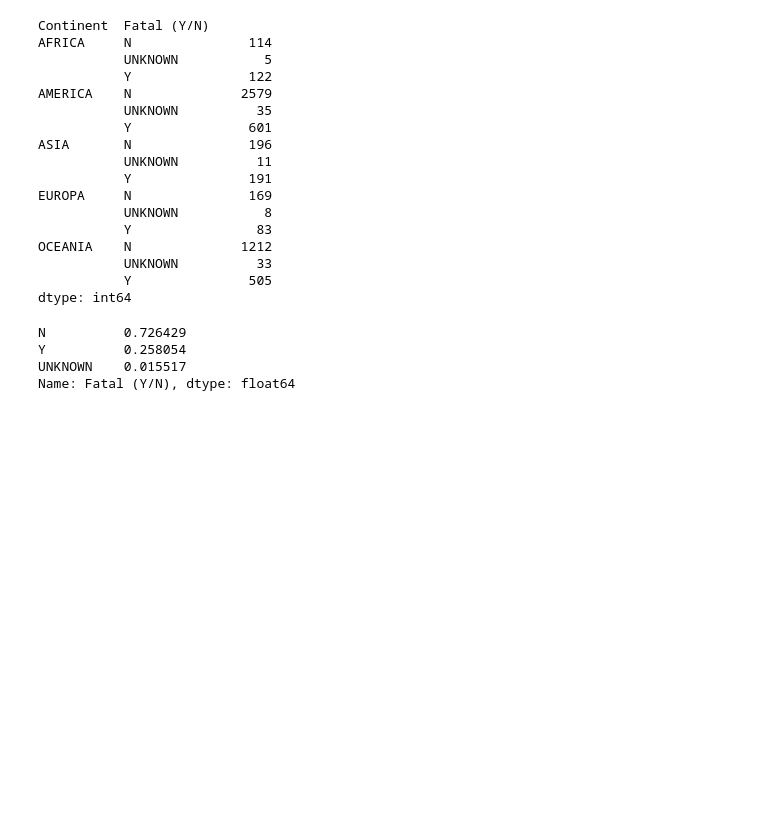
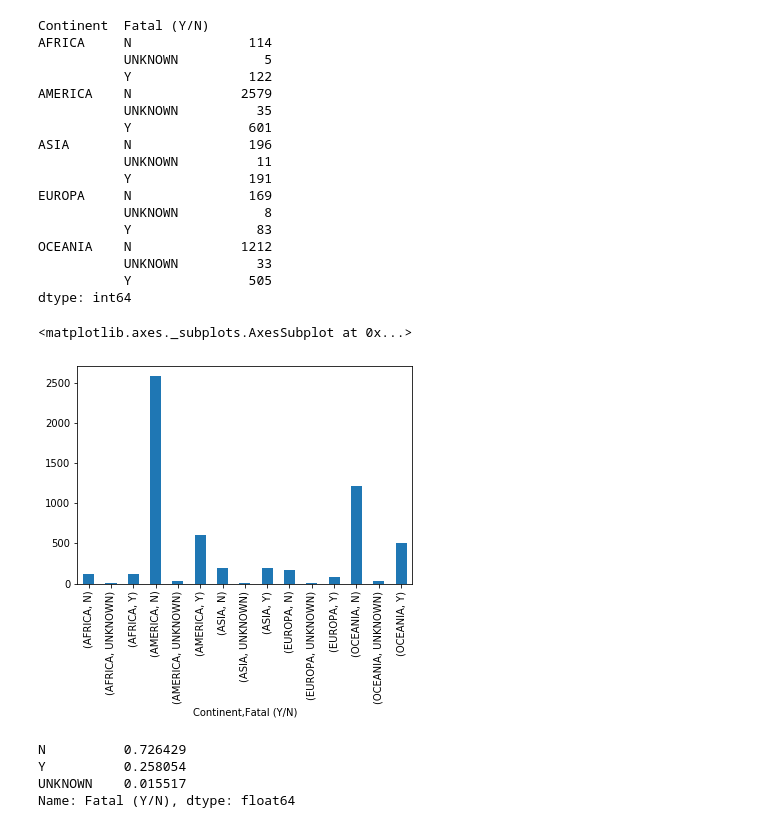
Before and after one commit to ricardoafsp/pandas-project-SharkAttack, a Jupyter notebook: sharkAttack.ipynb, the cells around one changed output. Cells and saved outputs as stored; diff of their text form; code cells hidden in the pictures; blank space fills up the shorter version.

```diff
--- a/sharkAttack.ipynb
+++ b/sharkAttack.ipynb
@@ -368,6 +375,11 @@ OCEANIA    N              1212
            UNKNOWN          33
            Y               505
 dtype: int64
+# %%
+result2.size().plot.bar()
+# %% [output]
+<matplotlib.axes._subplots.AxesSubplot at 0x...>
+[figure, added]
 # %%
 display(df['Fatal (Y/N)'].value_counts(normalize = True))
 # %% [output]
```
Also changed, not shown: parts of 7 cells of this notebook, 1 other file.
